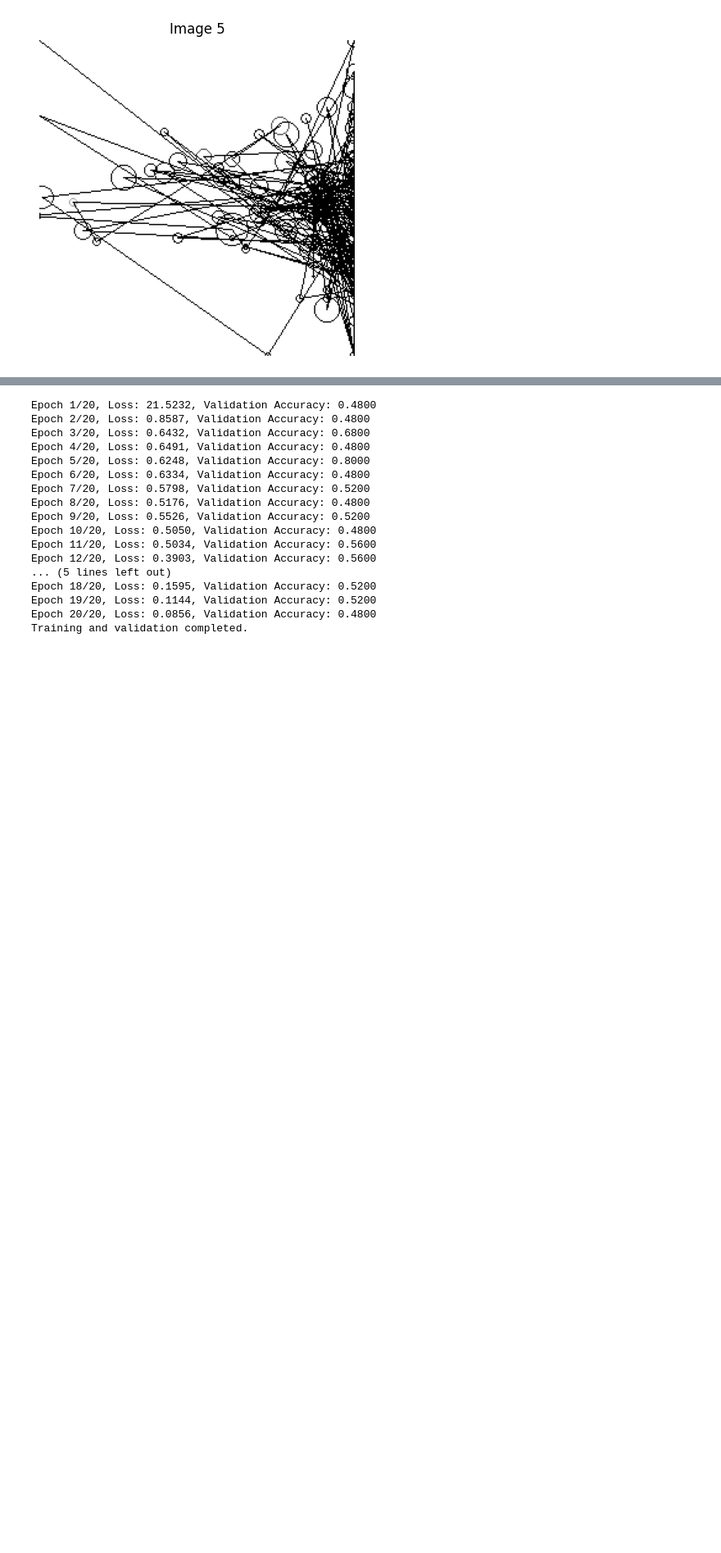
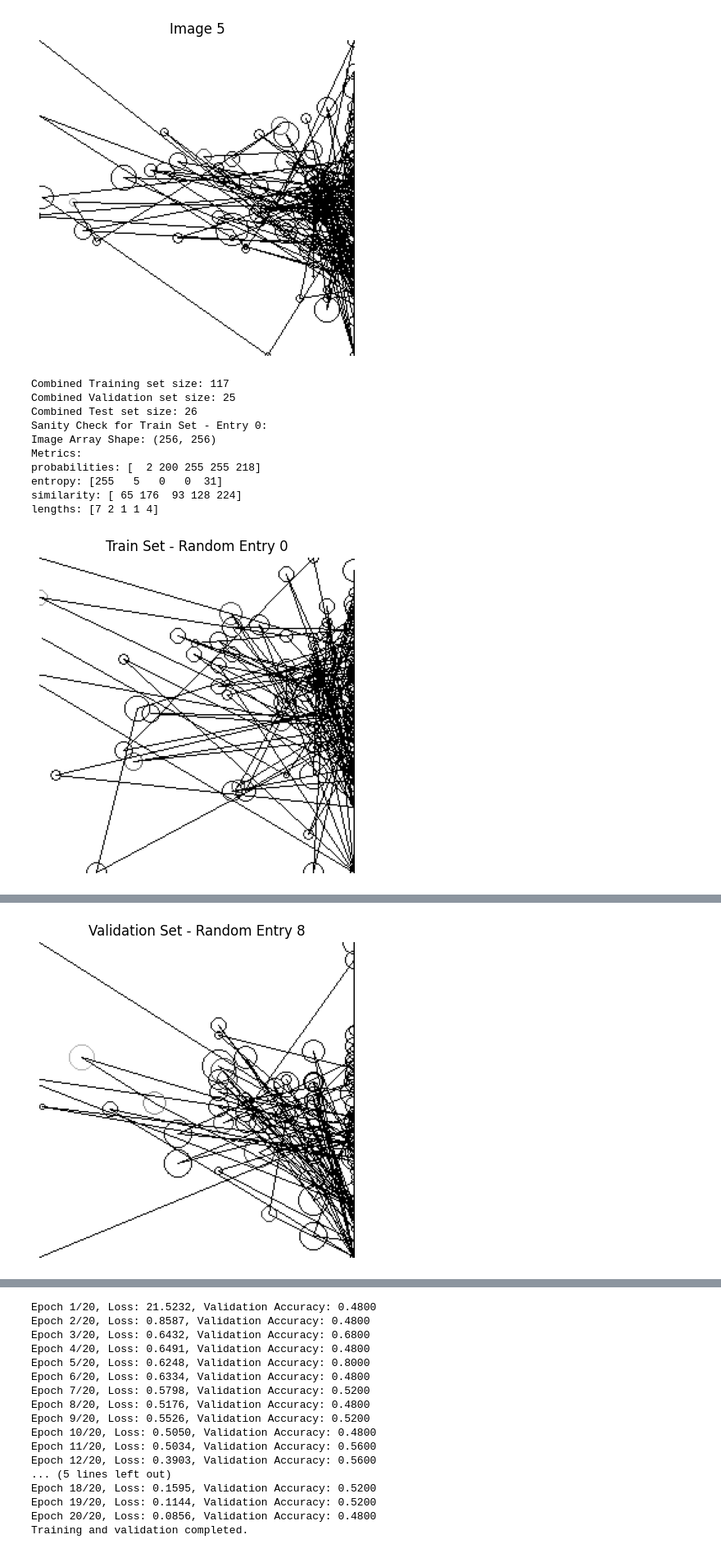
Before and after one commit to etikk/nnw, a Jupyter notebook: NNW_course_project_Text_to_image_AI_Human_classification.ipynb, the cells around one changed output, grey strips where cells are left out. Shown at 82% size. Saved outputs shown, nothing was run; the diff lists cells and outputs as text; code cells hidden in the pictures; blank space fills up the shorter version.

Commit message:
added batch processing and recombination sanity check

```diff
--- a/NNW_course_project_Text_to_image_AI_Human_classification.ipynb
+++ b/NNW_course_project_Text_to_image_AI_Human_classification.ipynb
@@ -690,3 +690,77 @@ Metrics: {'tokens': array(['i', 'think', 'it', 'is', 'very', 'valuable', 'becaus
         2,  5,  2,  5,  9,  8,  1,  3,  3,  5,  1,  1,  6,  4,  4,  2,  0,
         0])}
 [figure]
+# %%
+# BLOCK 14a Sanity Check for Combined Data
+
+import os
+import numpy as np
+import matplotlib.pyplot as plt
+import random
+
+def load_combined_data(directory):
+    """Load and combine all .npz files from the specified directory."""
+    combined_images = []
+    combined_metrics = []
+    combined_labels = []
+
+    for filename in os.listdir(directory):
+        if filename.endswith('.npz'):
+            data = np.load(os.path.join(directory, filename), allow_pickle=True)
+            combined_images.extend(data['images'])
+            combined_metrics.extend(data['metrics'])
+            combined_labels.extend(data['labels'])
+
+    return np.array(combined_images), np.array(combined_metrics), np.array(combined_labels)
+
+def sanity_check_random_entry(images, metrics, set_name):
+    """Perform a sanity check on a random entry from the given dataset."""
+    idx = random.randint(0, len(images) - 1)
+    img = images[idx]
+    metric = metrics[idx]
+
+    # Print metrics for the random entry
+    print(f"Sanity Check for {set_name} Set - Entry {idx}:")
+    print(f"Image Array Shape: {img.shape}")
+    print("Metrics:")
+    keys_to_display = ['probabilities', 'entropy', 'similarity', 'lengths']
+    for key in keys_to_display:
+        if key in metric:
+            print(f"{key}: {metric[key][:5]}")  # Print first 5 values as an example
+
+    # Display the image
+    plt.figure(figsize=(5, 5))  # Set the figure size for better visibility
+    plt.imshow(img, cmap='gray')  # Display the image in grayscale
+    plt.title(f"{set_name} Set - Random Entry {idx}")  # Title with the set name and entry number
+    plt.axis('off')  # Hide the axes
+    plt.show()  # Show the image plot
+
+def main():
+    # Load combined data
+    train_images, train_metrics, train_labels = load_combined_data('npz_results/train')
+    val_images, val_metrics, val_labels = load_combined_data('npz_results/val')
+    test_images, test_metrics, test_labels = load_combined_data('npz_results/test')
+
+    print(f"Combined Training set size: {len(train_images)}")
+    print(f"Combined Validation set size: {len(val_images)}")
+    print(f"Combined Test set size: {len(test_images)}")
+
+    # Perform sanity check on a random entry from each set
+    sanity_check_random_entry(train_images, train_metrics, 'Train')
+    sanity_check_random_entry(val_images, val_metrics, 'Validation')
+    sanity_check_random_entry(test_images, test_metrics, 'Test')
+
+# Run the main function
+main()
+# %% [output]
+Combined Training set size: 117
+Combined Validation set size: 25
+Combined Test set size: 26
+Sanity Check for Train Set - Entry 0:
+Image Array Shape: (256, 256)
+Metrics:
+probabilities: [  2 200 255 255 218]
+entropy: [255   5   0   0  31]
+similarity: [ 65 176  93 128 224]
+lengths: [7 2 1 1 4]
+[figure, added]
@@ -692,0 +774 @@ Metrics: {'tokens': array(['i', 'think', 'it', 'is', 'very', 'valuable', 'becaus
+[figure, added]
```
Also changed, not shown: parts of 3 cells of this notebook, 23 other files.
